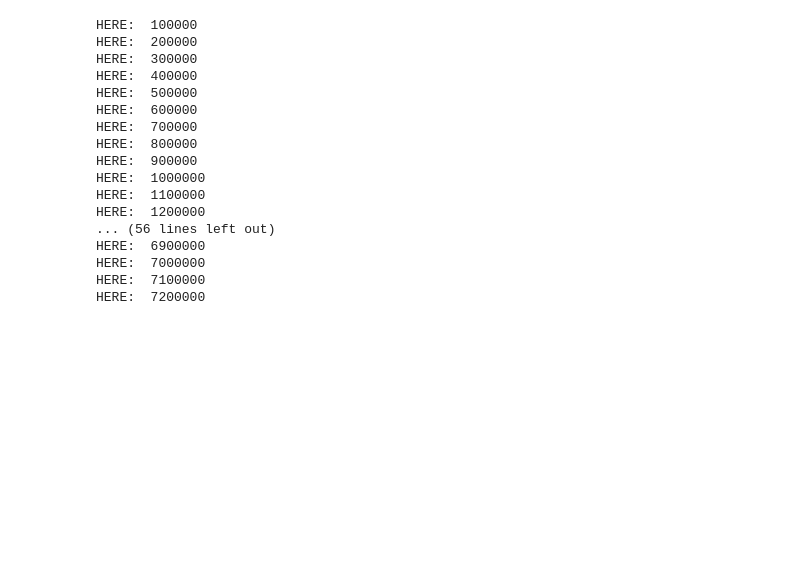
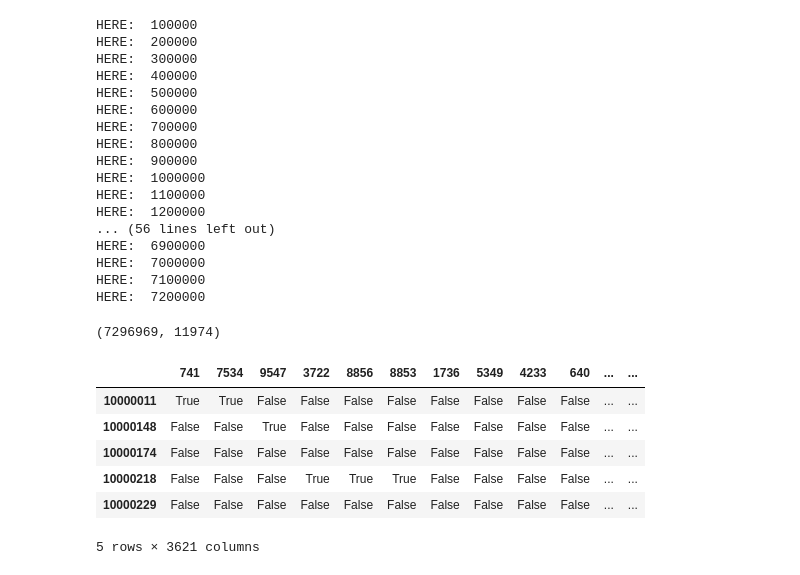
Before and after one commit to asfabiano/Healthcare-Episodes, a Jupyter notebook: PR_DX_Matrices.ipynb, the cells around one changed output. Drawn from its saved outputs; the diff is of its cells as text; code cells hidden in the pictures; blank space fills up the shorter version.

```diff
--- a/PR_DX_Matrices.ipynb
+++ b/PR_DX_Matrices.ipynb
@@ -384,0 +390,16 @@ HERE:  7200000
+# %%
+dx_mtx.shape
+# %% [output]
+(7296969, 11974)
+# %%
+scdf = pd.DataFrame(testmtx, index=ids_to_row_index.keys(), columns=codes_to_col_index.keys())
+# %%
+scdf.head()
+# %% [output]
+|  | 741 | 7534 | 9547 | 3722 | 8856 | 8853 | 1736 | 5349 | 4233 | 640 | ... | ... |
+| 10000011 | True | True | False | False | False | False | False | False | False | False | ... | ... |
+| 10000148 | False | False | True | False | False | False | False | False | False | False | ... | ... |
+| 10000174 | False | False | False | False | False | False | False | False | False | False | ... | ... |
+| 10000218 | False | False | False | True | True | True | False | False | False | False | ... | ... |
+| 10000229 | False | False | False | False | False | False | False | False | False | False | ... | ... |
+5 rows × 3621 columns
```
Also changed, not shown: parts of 6 cells of this notebook.
